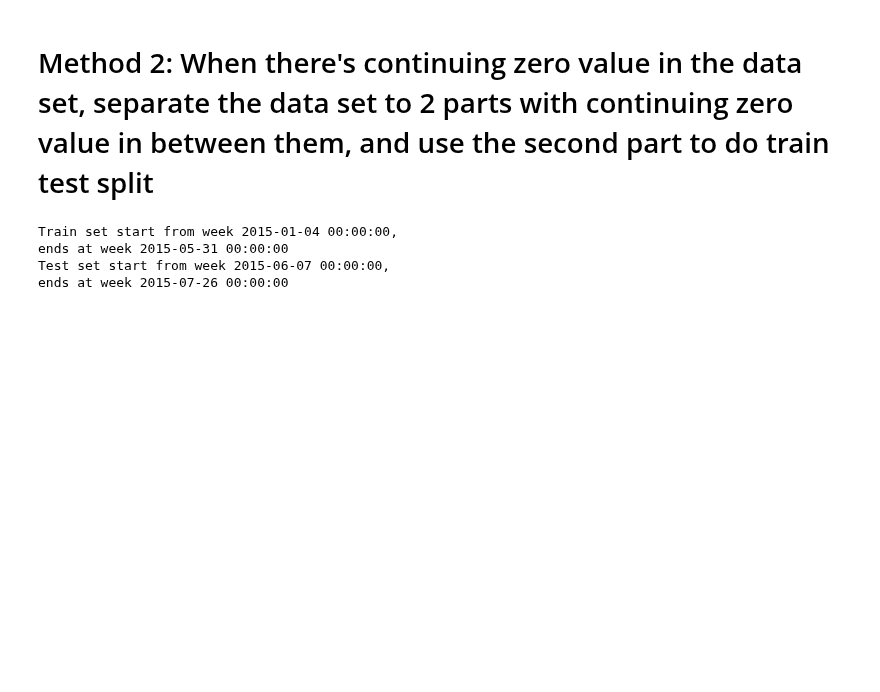
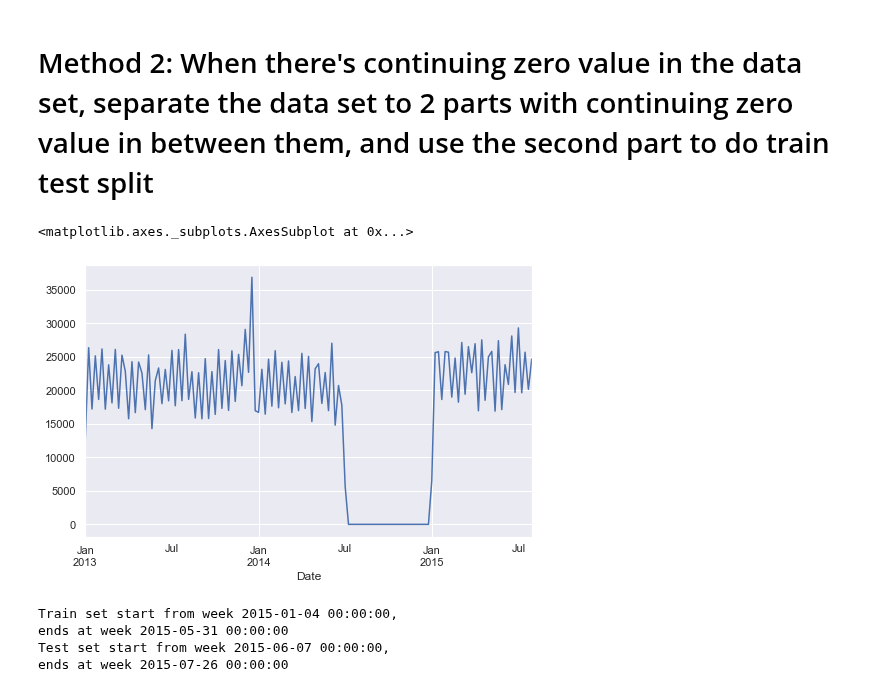
Before and after one commit to yoyo6022/covid-19, a Jupyter notebook: Notebook/Modeling Compare.ipynb, the cells around one changed output. Drawn from its saved outputs; the diff is of its cells as text; code cells hidden in the pictures; blank space fills up the shorter version.

```diff
--- a/Notebook/Modeling Compare.ipynb
+++ b/Notebook/Modeling Compare.ipynb
@@ -185,6 +202,11 @@ plt.show()
 # %%
 storedailydata=df.loc[df.Store==storeid]
 storeweeklysales = storedailydata.set_index('Date').resample('w').Sales.sum()
+# %%
+storeweeklysales.plot()
+# %% [output]
+<matplotlib.axes._subplots.AxesSubplot at 0x...>
+[figure, added]
 # %%
 from sys import exit
 
```
Also changed, not shown: parts of 9 cells of this notebook.
